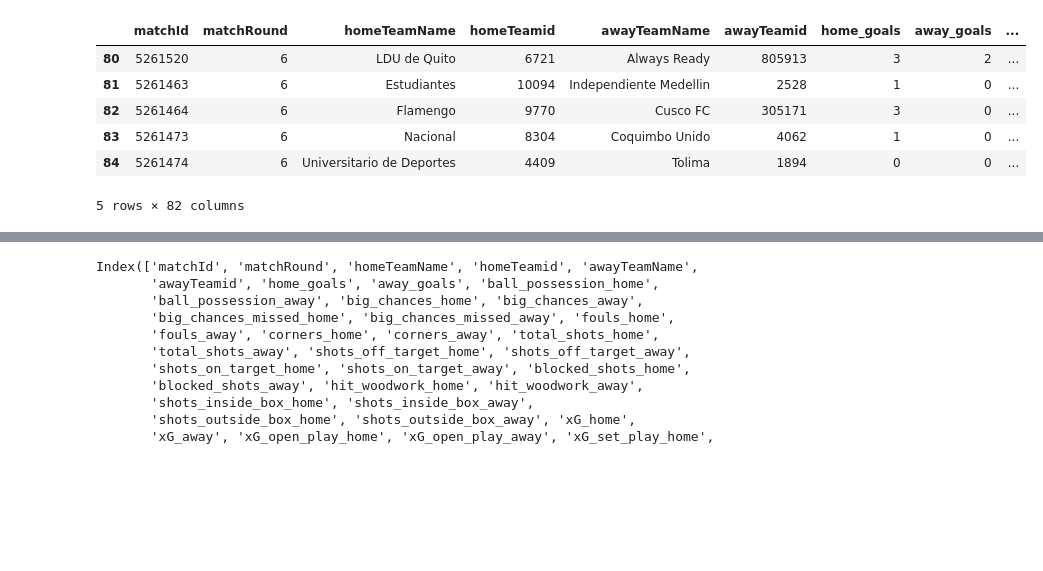
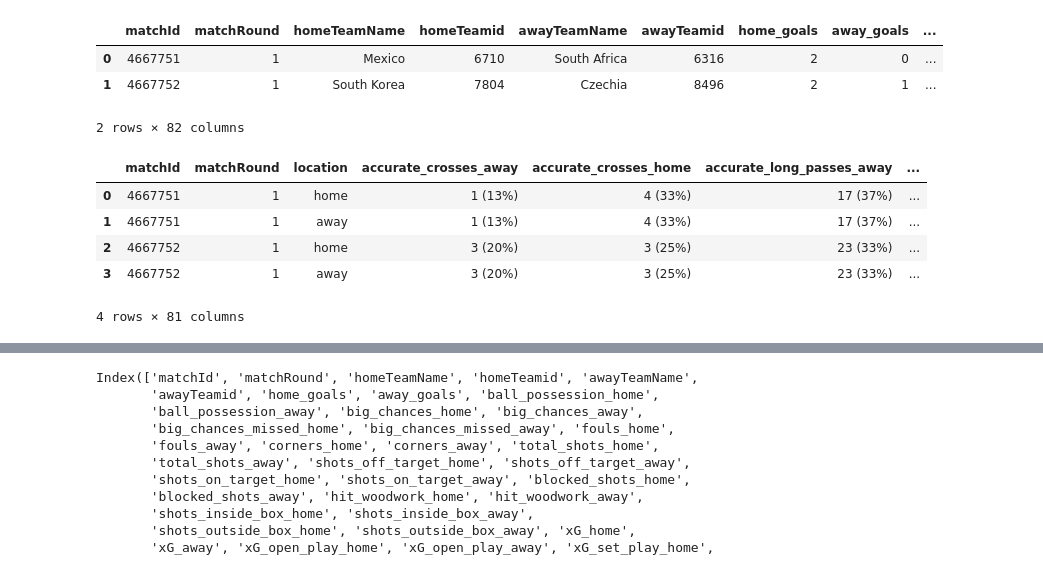
Before and after one commit to bolaxel/wcup26, a Jupyter notebook: line_chart.ipynb, the cells around one changed output, grey strips where cells are left out. Saved outputs shown, nothing was run; the diff lists cells and outputs as text; code cells hidden in the pictures; blank space fills up the shorter version.

Commit message:
match games

```diff
--- a/line_chart.ipynb
+++ b/line_chart.ipynb
@@ -2,13 +2,37 @@
 import pandas as pd
 import matplotlib.pyplot as plt
 # %%
-df = pd.read_csv(r'C:\Users\axel_\Documents\conda\libertadores\matchStats\csv\fotmob_match_stats.csv')
-df.tail()
+df = pd.read_csv(r'C:\Users\Public\Documents\Axel\wcup26\matchStats\csv\fotmob_match_stats.csv')
+df
 # %% [output]
 |  | matchId | matchRound | homeTeamName | homeTeamid | awayTeamName | awayTeamid | home_goals | away_goals | ... |
-| 80 | 5261520 | 6 | LDU de Quito | 6721 | Always Ready | 805913 | 3 | 2 | ... |
-| 81 | 5261463 | 6 | Estudiantes | 10094 | Independiente Medellin | 2528 | 1 | 0 | ... |
-| 82 | 5261464 | 6 | Flamengo | 9770 | Cusco FC | 305171 | 3 | 0 | ... |
-| 83 | 5261473 | 6 | Nacional | 8304 | Coquimbo Unido | 4062 | 1 | 0 | ... |
-| 84 | 5261474 | 6 | Universitario de Deportes | 4409 | Tolima | 1894 | 0 | 0 | ... |
+| 0 | 4667751 | 1 | Mexico | 6710 | South Africa | 6316 | 2 | 0 | ... |
+| 1 | 4667752 | 1 | South Korea | 7804 | Czechia | 8496 | 2 | 1 | ... |
-5 rows × 82 columns
+2 rows × 82 columns
+# %%
+# First rename columns to a format that wide_to_long expects
+df_renamed = df.rename(columns={
+    'homeTeamName': 'teamName_home',
+    'awayTeamName': 'teamName_away',
+    'home_goals': 'goals_home',
+    'away_goals': 'goals_away'
+})
+
+# Then use wide_to_long
+new_df = pd.wide_to_long(
+    df_renamed,
+    stubnames=['teamName', 'goals'],
+    i=['matchId', 'matchRound'],
+    j='location',
+    suffix='.*',
+    sep='_'
+).reset_index()
+
+new_df
+# %% [output]
+|  | matchId | matchRound | location | accurate_crosses_away | accurate_crosses_home | accurate_long_passes_away | ... |
+| 0 | 4667751 | 1 | home | 1 (13%) | 4 (33%) | 17 (37%) | ... |
+| 1 | 4667751 | 1 | away | 1 (13%) | 4 (33%) | 17 (37%) | ... |
+| 2 | 4667752 | 1 | home | 3 (20%) | 3 (25%) | 23 (33%) | ... |
+| 3 | 4667752 | 1 | away | 3 (20%) | 3 (25%) | 23 (33%) | ... |
+4 rows × 81 columns
```
Also changed, not shown: parts of 1 cell of this notebook.
